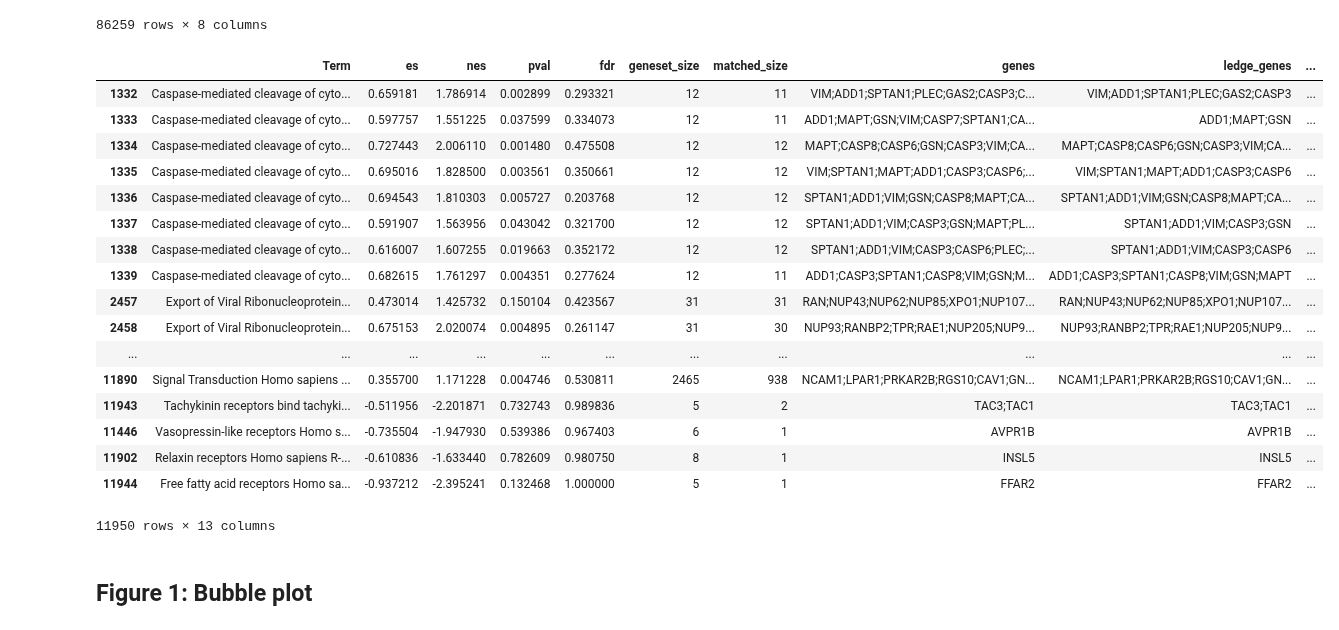
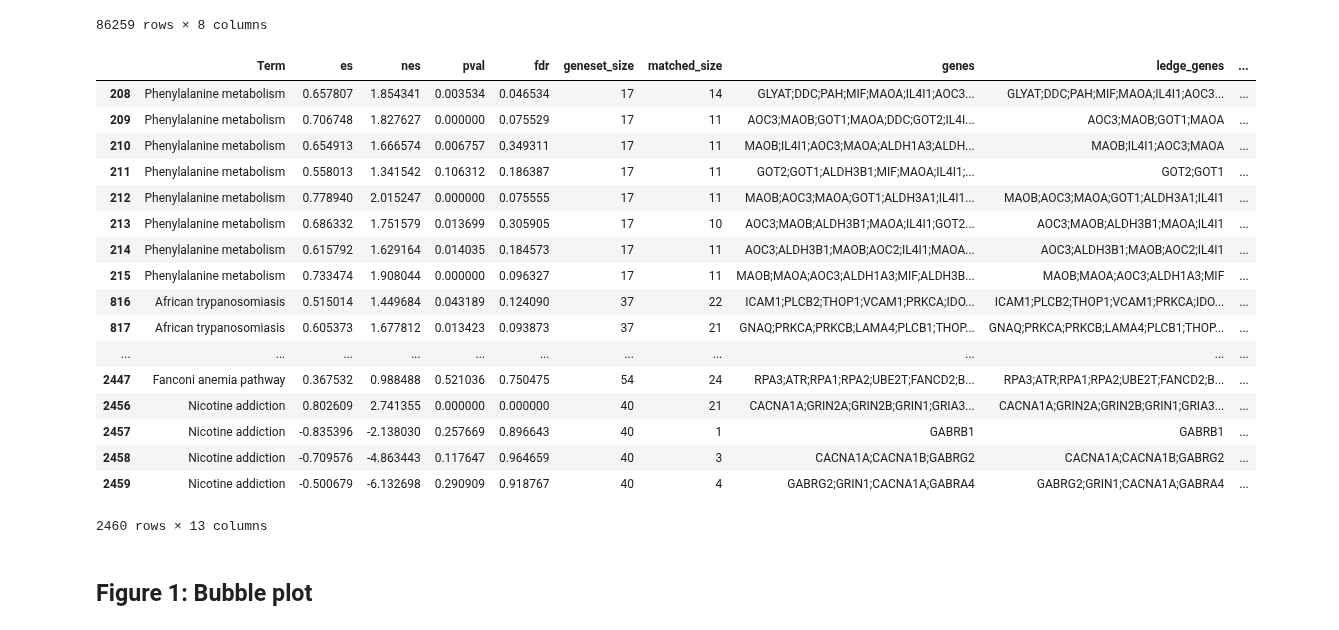
Before and after one commit to caleb-lindgren/scratchpad, a Jupyter notebook: pancancer_enrichment/7_visualize_results_gseapy.ipynb, the cells around one changed output. Saved outputs shown, nothing was run; the diff lists cells and outputs as text; code cells hidden in the pictures.

```diff
--- a/pancancer_enrichment/7_visualize_results_gseapy.ipynb
+++ b/pancancer_enrichment/7_visualize_results_gseapy.ipynb
@@ -23,6 +23,10 @@ STEP5_DIR = "step5_outputs"
 STEP5_FILE = "enrichment_gseapy_reactome_20200616_124447.tsv"
 STEP5_FILE_PATH = os.path.join(STEP5_DIR, STEP5_FILE)
 
+STEP6_DIR = "step6_outputs"
+STEP6_FILE = "enrichment_gseapy_kegg_20200616_145235.tsv"
+STEP6_FILE_PATH = os.path.join(STEP6_DIR, STEP6_FILE)
+
 STEP7_DIR = "step7_outputs"
 
 if not os.path.isdir(STEP7_DIR):
@@ -96,7 +100,7 @@ all_expression_data
 | 86258 | ovarian | ('ZZZ3', 'NP_056349') | -0.026948 | 0.8168 | 0.845115 | False | ZZZ3 | -0.5 |
 86259 rows × 8 columns
 # %%
-enrichment_data = pd.read_csv(STEP5_FILE_PATH, sep="\t")
+enrichment_data = pd.read_csv(STEP6_FILE_PATH, sep="\t")
 enrichment_data.sort_values(by=["cancer_type", "fdr"])
 
 # Assign pathway ranks within each cancer type based on FDR
@@ -113,50 +117,50 @@ pathway_times_enriched = enrichment_summary["Term"].apply(
 
 avg_rank = enrichment_summary["Term"].apply(
     lambda x: enrichment_data.loc[enrichment_data["Term"] == x, "cancer_rank_fdr"].mean())
 
 enrichment_summary = enrichment_summary.\
     assign(
         pathway_times_enriched=pathway_times_enriched,
         pathway_avg_rank=avg_rank).\
     sort_values(
         by=["pathway_times_enriched", "pathway_avg_rank"],
         ascending=[False, True]).\
     reset_index(drop=True)
 
 # Merge in the original enrichment data
 enrichment_data = enrichment_data.\
     merge(
         enrichment_summary,
         how="outer",
         left_on="Term",
         right_on="Term",
         validate="many_to_one"
     ).\
     sort_values(
         by=["pathway_times_enriched", "pathway_avg_rank", "cancer_type"],
         ascending=[False, True, True]
     )
 
 enrichment_data
 # %% [output]
 |  | Term | es | nes | pval | fdr | geneset_size | matched_size | genes | ledge_genes | ... |
-| 1332 | Caspase-mediated cleavage of cyto... | 0.659181 | 1.786914 | 0.002899 | 0.293321 | 12 | 11 | VIM;ADD1;SPTAN1;PLEC;GAS2;CASP3;C... | VIM;ADD1;SPTAN1;PLEC;GAS2;CASP3 | ... |
-| 1333 | Caspase-mediated cleavage of cyto... | 0.597757 | 1.551225 | 0.037599 | 0.334073 | 12 | 11 | ADD1;MAPT;GSN;VIM;CASP7;SPTAN1;CA... | ADD1;MAPT;GSN | ... |
-| 1334 | Caspase-mediated cleavage of cyto... | 0.727443 | 2.006110 | 0.001480 | 0.475508 | 12 | 12 | MAPT;CASP8;CASP6;GSN;CASP3;VIM;CA... | MAPT;CASP8;CASP6;GSN;CASP3;VIM;CA... | ... |
-| 1335 | Caspase-mediated cleavage of cyto... | 0.695016 | 1.828500 | 0.003561 | 0.350661 | 12 | 12 | VIM;SPTAN1;MAPT;ADD1;CASP3;CASP6;... | VIM;SPTAN1;MAPT;ADD1;CASP3;CASP6 | ... |
-| 1336 | Caspase-mediated cleavage of cyto... | 0.694543 | 1.810303 | 0.005727 | 0.203768 | 12 | 12 | SPTAN1;ADD1;VIM;GSN;CASP8;MAPT;CA... | SPTAN1;ADD1;VIM;GSN;CASP8;MAPT;CA... | ... |
-| 1337 | Caspase-mediated cleavage of cyto... | 0.591907 | 1.563956 | 0.043042 | 0.321700 | 12 | 12 | SPTAN1;ADD1;VIM;CASP3;GSN;MAPT;PL... | SPTAN1;ADD1;VIM;CASP3;GSN | ... |
-| 1338 | Caspase-mediated cleavage of cyto... | 0.616007 | 1.607255 | 0.019663 | 0.352172 | 12 | 12 | SPTAN1;ADD1;VIM;CASP3;CASP6;PLEC;... | SPTAN1;ADD1;VIM;CASP3;CASP6 | ... |
-| 1339 | Caspase-mediated cleavage of cyto... | 0.682615 | 1.761297 | 0.004351 | 0.277624 | 12 | 11 | ADD1;CASP3;SPTAN1;CASP8;VIM;GSN;M... | ADD1;CASP3;SPTAN1;CASP8;VIM;GSN;MAPT | ... |
-| 2457 | Export of Viral Ribonucleoprotein... | 0.473014 | 1.425732 | 0.150104 | 0.423567 | 31 | 31 | RAN;NUP43;NUP62;NUP85;XPO1;NUP107... | RAN;NUP43;NUP62;NUP85;XPO1;NUP107... | ... |
-| 2458 | Export of Viral Ribonucleoprotein... | 0.675153 | 2.020074 | 0.004895 | 0.261147 | 31 | 30 | NUP93;RANBP2;TPR;RAE1;NUP205;NUP9... | NUP93;RANBP2;TPR;RAE1;NUP205;NUP9... | ... |
+| 208 | Phenylalanine metabolism | 0.657807 | 1.854341 | 0.003534 | 0.046534 | 17 | 14 | GLYAT;DDC;PAH;MIF;MAOA;IL4I1;AOC3... | GLYAT;DDC;PAH;MIF;MAOA;IL4I1;AOC3... | ... |
+| 209 | Phenylalanine metabolism | 0.706748 | 1.827627 | 0.000000 | 0.075529 | 17 | 11 | AOC3;MAOB;GOT1;MAOA;DDC;GOT2;IL4I... | AOC3;MAOB;GOT1;MAOA | ... |
+| 210 | Phenylalanine metabolism | 0.654913 | 1.666574 | 0.006757 | 0.349311 | 17 | 11 | MAOB;IL4I1;AOC3;MAOA;ALDH1A3;ALDH... | MAOB;IL4I1;AOC3;MAOA | ... |
+| 211 | Phenylalanine metabolism | 0.558013 | 1.341542 | 0.106312 | 0.186387 | 17 | 11 | GOT2;GOT1;ALDH3B1;MIF;MAOA;IL4I1;... | GOT2;GOT1 | ... |
+| 212 | Phenylalanine metabolism | 0.778940 | 2.015247 | 0.000000 | 0.075555 | 17 | 11 | MAOB;AOC3;MAOA;GOT1;ALDH3A1;IL4I1... | MAOB;AOC3;MAOA;GOT1;ALDH3A1;IL4I1 | ... |
+| 213 | Phenylalanine metabolism | 0.686332 | 1.751579 | 0.013699 | 0.305905 | 17 | 10 | AOC3;MAOB;ALDH3B1;MAOA;IL4I1;GOT2... | AOC3;MAOB;ALDH3B1;MAOA;IL4I1 | ... |
+| 214 | Phenylalanine metabolism | 0.615792 | 1.629164 | 0.014035 | 0.184573 | 17 | 11 | AOC3;ALDH3B1;MAOB;AOC2;IL4I1;MAOA... | AOC3;ALDH3B1;MAOB;AOC2;IL4I1 | ... |
+| 215 | Phenylalanine metabolism | 0.733474 | 1.908044 | 0.000000 | 0.096327 | 17 | 11 | MAOB;MAOA;AOC3;ALDH1A3;MIF;ALDH3B... | MAOB;MAOA;AOC3;ALDH1A3;MIF | ... |
+| 816 | African trypanosomiasis | 0.515014 | 1.449684 | 0.043189 | 0.124090 | 37 | 22 | ICAM1;PLCB2;THOP1;VCAM1;PRKCA;IDO... | ICAM1;PLCB2;THOP1;VCAM1;PRKCA;IDO... | ... |
+| 817 | African trypanosomiasis | 0.605373 | 1.677812 | 0.013423 | 0.093873 | 37 | 21 | GNAQ;PRKCA;PRKCB;LAMA4;PLCB1;THOP... | GNAQ;PRKCA;PRKCB;LAMA4;PLCB1;THOP... | ... |
 | ... | ... | ... | ... | ... | ... | ... | ... | ... | ... | ... |
-| 11890 | Signal Transduction Homo sapiens ... | 0.355700 | 1.171228 | 0.004746 | 0.530811 | 2465 | 938 | NCAM1;LPAR1;PRKAR2B;RGS10;CAV1;GN... | NCAM1;LPAR1;PRKAR2B;RGS10;CAV1;GN... | ... |
-| 11943 | Tachykinin receptors bind tachyki... | -0.511956 | -2.201871 | 0.732743 | 0.989836 | 5 | 2 | TAC3;TAC1 | TAC3;TAC1 | ... |
-| 11446 | Vasopressin-like receptors Homo s... | -0.735504 | -1.947930 | 0.539386 | 0.967403 | 6 | 1 | AVPR1B | AVPR1B | ... |
-| 11902 | Relaxin receptors Homo sapiens R-... | -0.610836 | -1.633440 | 0.782609 | 0.980750 | 8 | 1 | INSL5 | INSL5 | ... |
-| 11944 | Free fatty acid receptors Homo sa... | -0.937212 | -2.395241 | 0.132468 | 1.000000 | 5 | 1 | FFAR2 | FFAR2 | ... |
+| 2447 | Fanconi anemia pathway | 0.367532 | 0.988488 | 0.521036 | 0.750475 | 54 | 24 | RPA3;ATR;RPA1;RPA2;UBE2T;FANCD2;B... | RPA3;ATR;RPA1;RPA2;UBE2T;FANCD2;B... | ... |
+| 2456 | Nicotine addiction | 0.802609 | 2.741355 | 0.000000 | 0.000000 | 40 | 21 | CACNA1A;GRIN2A;GRIN2B;GRIN1;GRIA3... | CACNA1A;GRIN2A;GRIN2B;GRIN1;GRIA3... | ... |
+| 2457 | Nicotine addiction | -0.835396 | -2.138030 | 0.257669 | 0.896643 | 40 | 1 | GABRB1 | GABRB1 | ... |
+| 2458 | Nicotine addiction | -0.709576 | -4.863443 | 0.117647 | 0.964659 | 40 | 3 | CACNA1A;CACNA1B;GABRG2 | CACNA1A;CACNA1B;GABRG2 | ... |
+| 2459 | Nicotine addiction | -0.500679 | -6.132698 | 0.290909 | 0.918767 | 40 | 4 | GABRG2;GRIN1;CACNA1A;GABRA4 | GABRG2;GRIN1;CACNA1A;GABRA4 | ... |
-11950 rows × 13 columns
+2460 rows × 13 columns
 # %% [markdown]
 ## Figure 1: Bubble plot
 # %%
```
Also changed, not shown: 1 other file.
